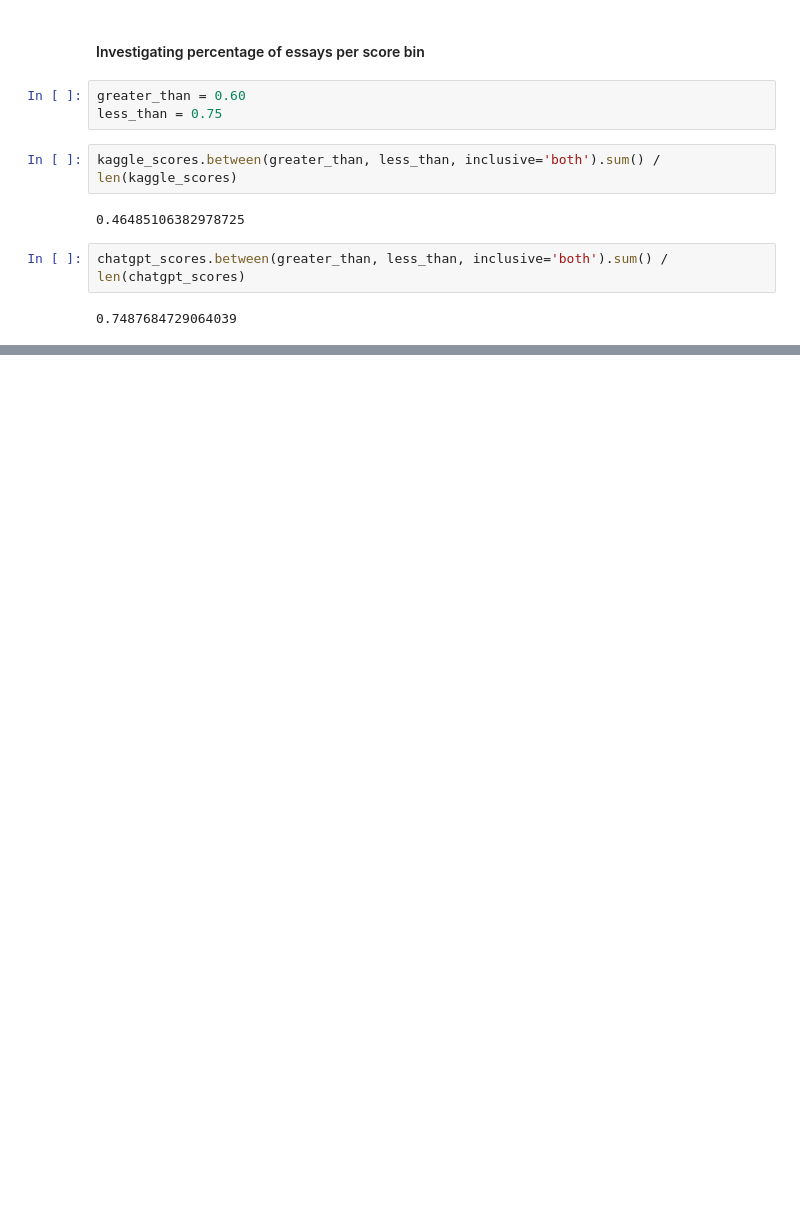
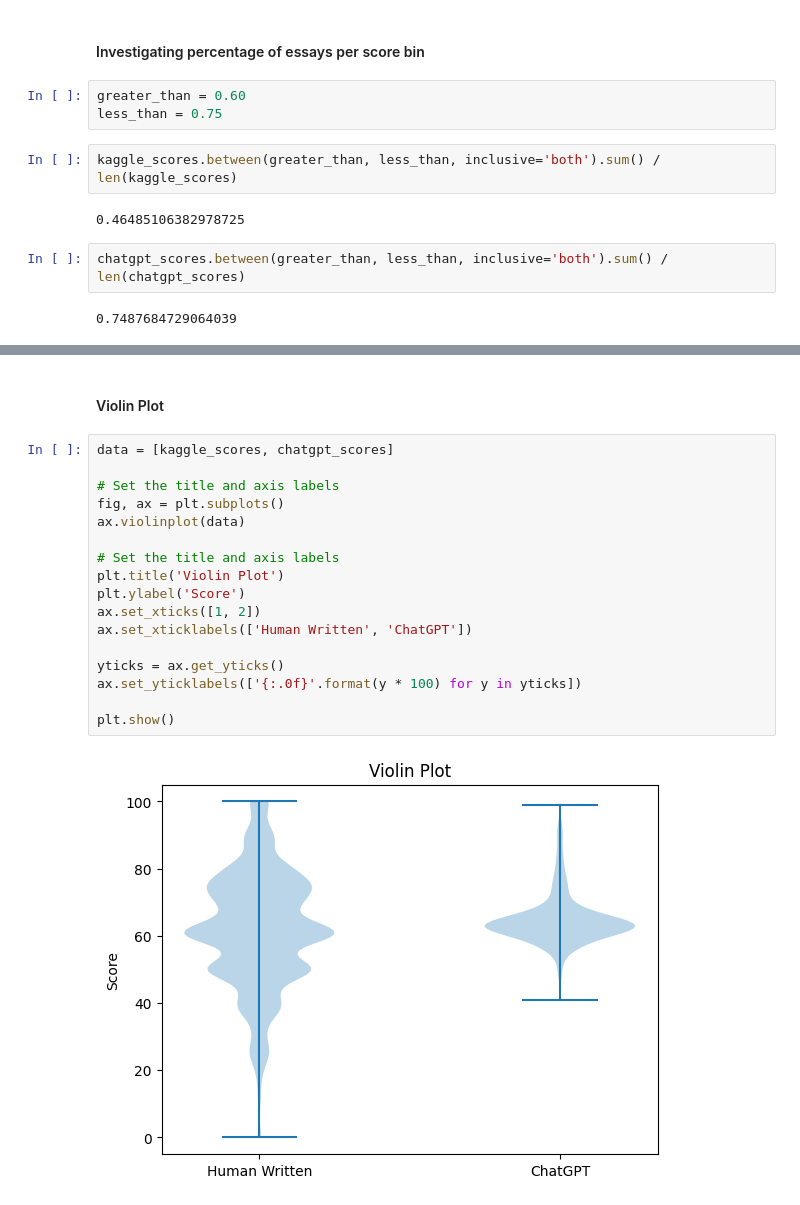
Before and after one commit to lodi-m/u-integrity, a Jupyter notebook: chatgpt_essay_scores/final_scores_analysis.ipynb, the cells around one changed output, grey strips where cells are left out. Cells and saved outputs as stored; diff of their text form; blank space fills up the shorter version.

```diff
--- a/chatgpt_essay_scores/final_scores_analysis.ipynb
+++ b/chatgpt_essay_scores/final_scores_analysis.ipynb
@@ -100,0 +111,21 @@ chatgpt_scores.between(greater_than, less_than, inclusive='both').sum() / len(ch
+# %% [markdown]
+#### Violin Plot
+# %%
+data = [kaggle_scores, chatgpt_scores]
+
+# Set the title and axis labels
+fig, ax = plt.subplots()
+ax.violinplot(data)
+
+# Set the title and axis labels
+plt.title('Violin Plot')
+plt.ylabel('Score')
+ax.set_xticks([1, 2])
+ax.set_xticklabels(['Human Written', 'ChatGPT'])
+
+yticks = ax.get_yticks()
+ax.set_yticklabels(['{:.0f}'.format(y * 100) for y in yticks])
+
+plt.show()
+# %% [output]
+[figure, added]
```
Also changed, not shown: parts of 9 cells of this notebook.
